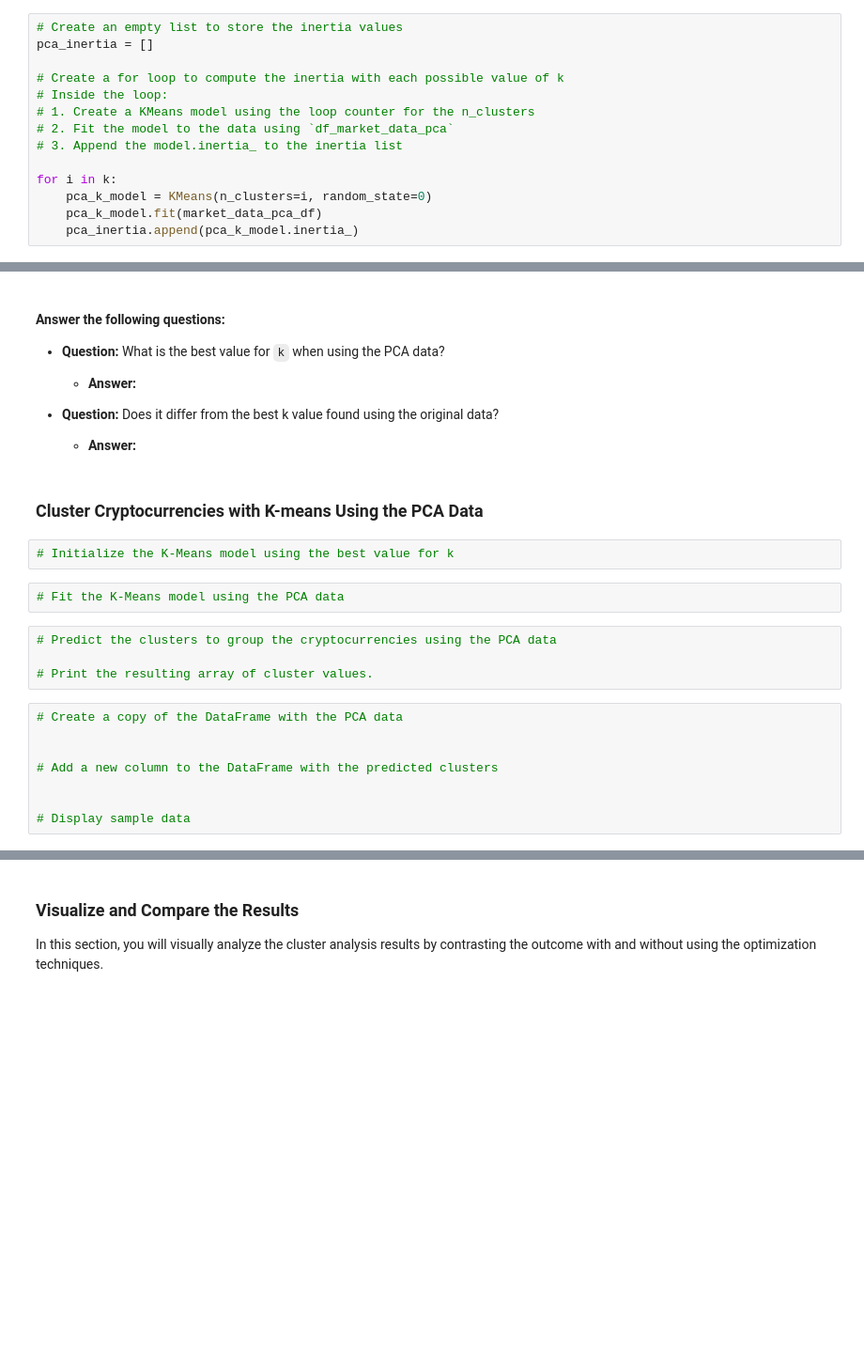
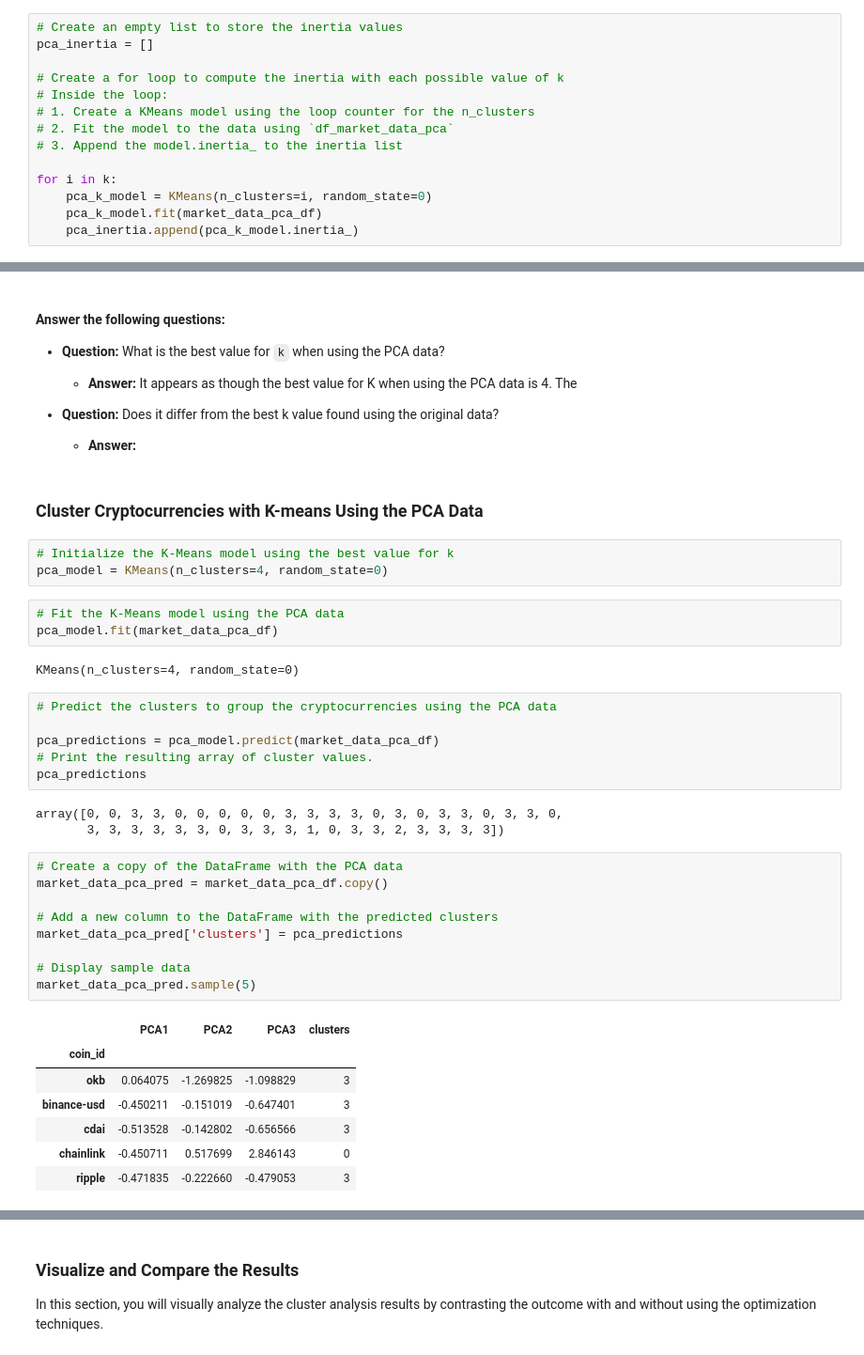
Before and after one commit to kristianrafuse/CryptoClustering, a Jupyter notebook: Crypto_Clustering.ipynb.ipynb, the cells around one changed output, grey strips where cells are left out. Shown at 94% size. Cells and saved outputs as stored; diff of their text form; blank space fills up the shorter version.

```diff
--- a/Crypto_Clustering.ipynb.ipynb
+++ b/Crypto_Clustering.ipynb.ipynb
@@ -312,7 +335,7 @@ for i in k:
 
 * **Question:** What is the best value for `k` when using the PCA data?
 
-  * **Answer:**
+  * **Answer:** It appears as though the best value for K when using the PCA data is 4. The
 
 
 * **Question:** Does it differ from the best k value found using the original data?
@@ -322,20 +345,38 @@ for i in k:
 ### Cluster Cryptocurrencies with K-means Using the PCA Data
 # %%
 # Initialize the K-Means model using the best value for k
+pca_model = KMeans(n_clusters=4, random_state=0)
 # %%
 # Fit the K-Means model using the PCA data
+pca_model.fit(market_data_pca_df)
+# %% [output]
+KMeans(n_clusters=4, random_state=0)
 # %%
 # Predict the clusters to group the cryptocurrencies using the PCA data
 
+pca_predictions = pca_model.predict(market_data_pca_df)
 # Print the resulting array of cluster values.
+pca_predictions
+# %% [output]
+array([0, 0, 3, 3, 0, 0, 0, 0, 0, 3, 3, 3, 3, 0, 3, 0, 3, 3, 0, 3, 3, 0,
+       3, 3, 3, 3, 3, 3, 0, 3, 3, 3, 1, 0, 3, 3, 2, 3, 3, 3, 3])
 # %%
 # Create a copy of the DataFrame with the PCA data
-
+market_data_pca_pred = market_data_pca_df.copy()
 
 # Add a new column to the DataFrame with the predicted clusters
-
+market_data_pca_pred['clusters'] = pca_predictions
 
 # Display sample data
+market_data_pca_pred.sample(5)
+# %% [output]
+|  | PCA1 | PCA2 | PCA3 | clusters |
+| coin_id |  |  |  |  |
+| okb | 0.064075 | -1.269825 | -1.098829 | 3 |
+| binance-usd | -0.450211 | -0.151019 | -0.647401 | 3 |
+| cdai | -0.513528 | -0.142802 | -0.656566 | 3 |
+| chainlink | -0.450711 | 0.517699 | 2.846143 | 0 |
+| ripple | -0.471835 | -0.222660 | -0.479053 | 3 |
 # %%
 # Create a scatter plot using hvPlot by setting
 # `x="PC1"` and `y="PC2"`.
```
Also changed, not shown: parts of 3 cells of this notebook.
